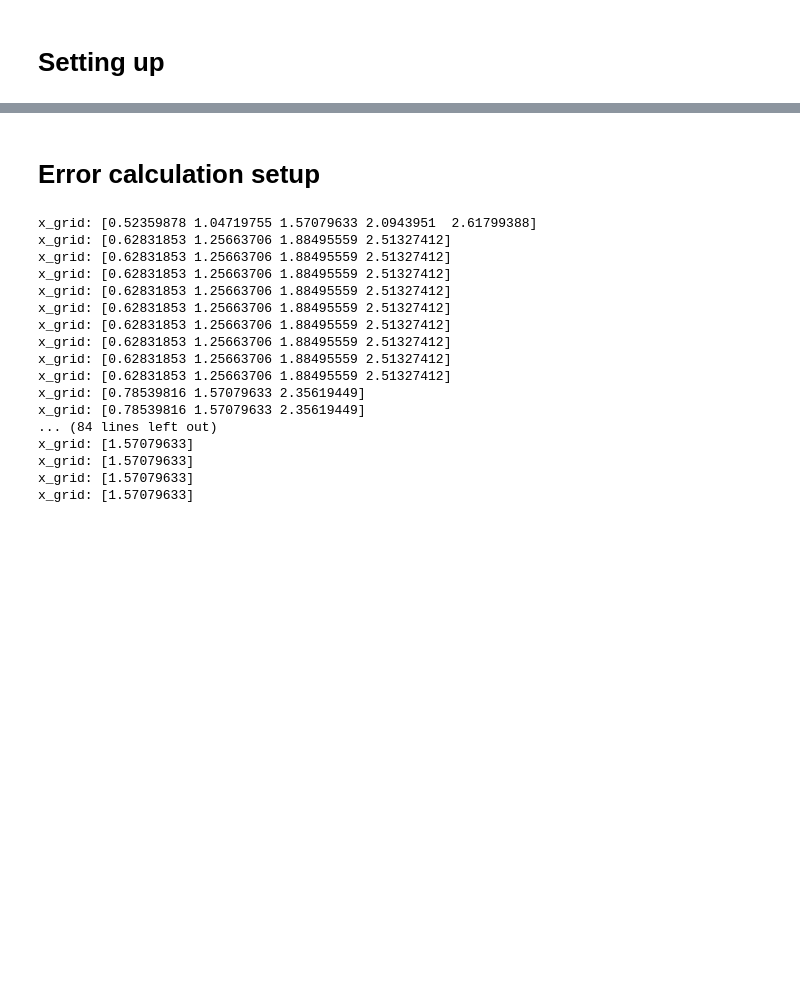
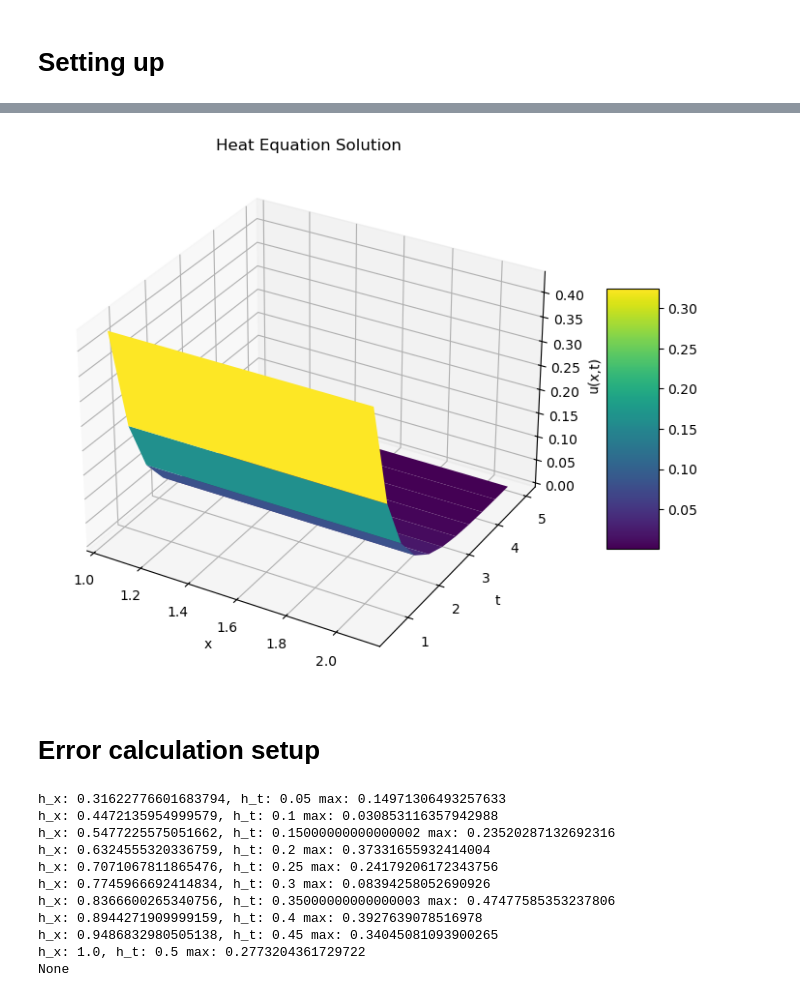
Before and after one commit to FoyerD/num_pde, a Jupyter notebook: hw1/q4.ipynb, the cells around one changed output, grey strips where cells are left out. Drawn from its saved outputs; the diff is of its cells as text; code cells hidden in the pictures; blank space fills up the shorter version.

```diff
--- a/hw1/q4.ipynb
+++ b/hw1/q4.ipynb
@@ -22,3 +26,6 @@ def make_L(n_x):
 # %%
 search_resolution = 0.05
-h_ts = np.linspace(0.1, 0.5, int(t_n/search_resolution))
+max_h_t = 0.5
+min_h_t = 0.05
+h_ts = np.linspace(min_h_t, max_h_t, int((max_h_t - min_h_t) / search_resolution) + 1)
+h_ts
@@ -31,13 +40,17 @@ def get_u_grid(h_x, h_t, x_grid, t_grid):
     A = (np.eye(n_x) - (h_t/(h_x**2))*L)
 
     u_grid = [np.sin(x_grid)] # starting from inital condition
-    [u_grid.append(A @ u_grid[-1]) for _ in t_grid]
+    for _ in t_grid:
+        last_u = u_grid[-1]
+        u_grid.append(A @ last_u)
+    # [u_grid.append(A @ u_grid[-1]) for _ in t_grid]
     return np.column_stack(u_grid[1:]) # removing initial condition as it is not part of our solution
 
 def get_solution_from_ht(h_t):
     h_x = make_hx(h_t)
-    x_grid = np.linspace(x_0, x_n, int(x_n/h_x))[1:-1]
-    t_grid = np.linspace(t_0, t_n, int(t_n/h_t))[1:]
+    x_grid = np.linspace(x_0, x_n, int(x_n/h_x)+1)[1:-1]
+    t_grid = np.linspace(t_0, t_n, int(t_n/h_t)+1)[1:]
+    print(f"h_t: {h_t}, h_x: {h_x}")
     return x_grid, t_grid, get_u_grid(h_x, h_t, x_grid, t_grid), h_x, h_t
 
 for h_t in tqdm(h_ts):
@@ -45,3 +69,37 @@ for h_t in tqdm(h_ts):
+# %%
+%matplotlib inline
+
+from mpl_toolkits.mplot3d import Axes3D
+
+def plot_solution_3d(x_axis, t_axis, u_grid):
+    """
+    Plot 3D surface of solution (interactive).
+
+    Args:
+        x_axis: 1D array of x values
+        t_axis: 1D array of t values
+        u_grid: 2D array of shape (len(x_axis), len(t_axis))
+    """
+    X, T = np.meshgrid(x_axis, t_axis, indexing='ij')
+
+    fig = plt.figure(figsize=(10, 7))
+    ax = fig.add_subplot(111, projection='3d')
+
+    surf = ax.plot_surface(X, T, u_grid, cmap='viridis')
+
+    ax.set_xlabel('x')
+    ax.set_ylabel('t')
+    ax.set_zlabel('u(x,t)')
+    ax.set_title('Heat Equation Solution')
+
+    fig.colorbar(surf, ax=ax, shrink=0.5, aspect=5)
+    plt.show()
+
+# Usage with your data:
+x_grid, t_grid, u_grid, h_x, h_t = u_grids[8]  # pick a solution
+plot_solution_3d(x_grid, t_grid, u_grid)
+# %% [output]
+[figure, added]
 # %% [markdown]
 # Error calculation setup
 # %%
@@ -65,22 +129,16 @@ def find_rel_err_under(percent=0.02):
             return s
     return None
 # %%
-find_rel_err_under()
+print(find_rel_err_under())
 # %% [output]
-x_grid: [0.52359878 1.04719755 1.57079633 2.0943951  2.61799388]
-x_grid: [0.62831853 1.25663706 1.88495559 2.51327412]
-x_grid: [0.62831853 1.25663706 1.88495559 2.51327412]
-x_grid: [0.62831853 1.25663706 1.88495559 2.51327412]
-x_grid: [0.62831853 1.25663706 1.88495559 2.51327412]
-x_grid: [0.62831853 1.25663706 1.88495559 2.51327412]
-x_grid: [0.62831853 1.25663706 1.88495559 2.51327412]
-x_grid: [0.62831853 1.25663706 1.88495559 2.51327412]
-x_grid: [0.62831853 1.25663706 1.88495559 2.51327412]
-x_grid: [0.62831853 1.25663706 1.88495559 2.51327412]
-x_grid: [0.78539816 1.57079633 2.35619449]
-x_grid: [0.78539816 1.57079633 2.35619449]
-... (84 lines left out)
-x_grid: [1.57079633]
-x_grid: [1.57079633]
-x_grid: [1.57079633]
-x_grid: [1.57079633]
+h_x: 0.31622776601683794, h_t: 0.05 max: 0.14971306493257633
+h_x: 0.4472135954999579, h_t: 0.1 max: 0.030853116357942988
+h_x: 0.5477225575051662, h_t: 0.15000000000000002 max: 0.23520287132692316
+h_x: 0.6324555320336759, h_t: 0.2 max: 0.37331655932414004
+h_x: 0.7071067811865476, h_t: 0.25 max: 0.24179206172343756
+h_x: 0.7745966692414834, h_t: 0.3 max: 0.08394258052690926
+h_x: 0.8366600265340756, h_t: 0.35000000000000003 max: 0.47477585353237806
+h_x: 0.8944271909999159, h_t: 0.4 max: 0.3927639078516978
+h_x: 0.9486832980505138, h_t: 0.45 max: 0.34045081093900265
+h_x: 1.0, h_t: 0.5 max: 0.2773204361729722
+None
```
Also changed, not shown: parts of 5 cells of this notebook.
